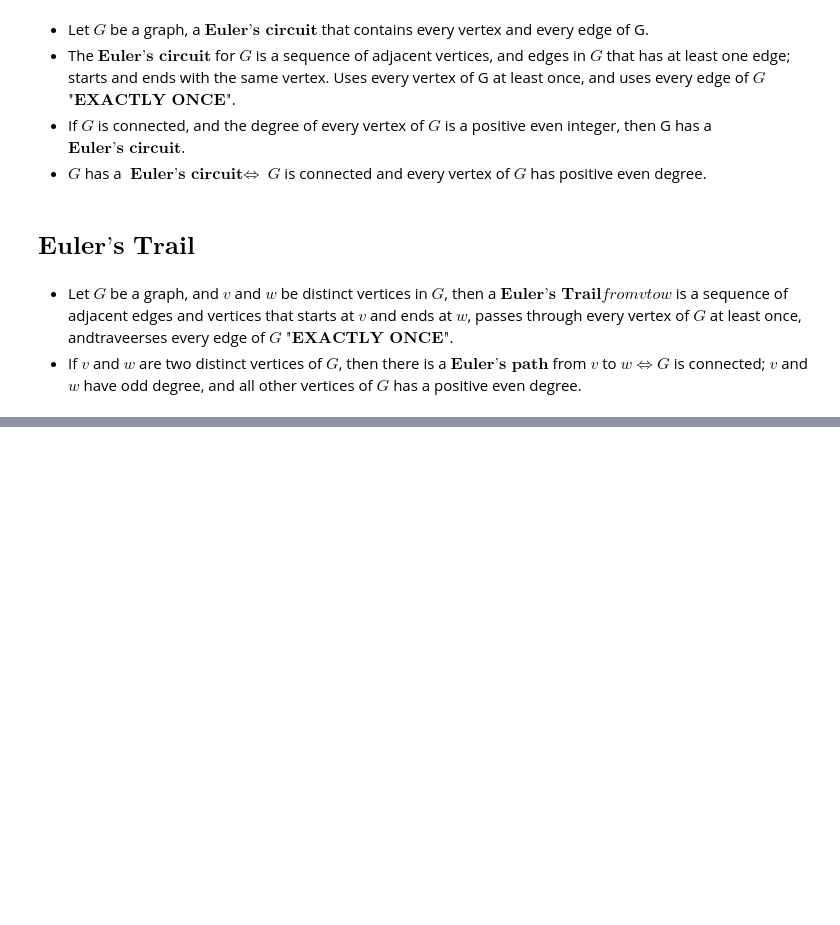
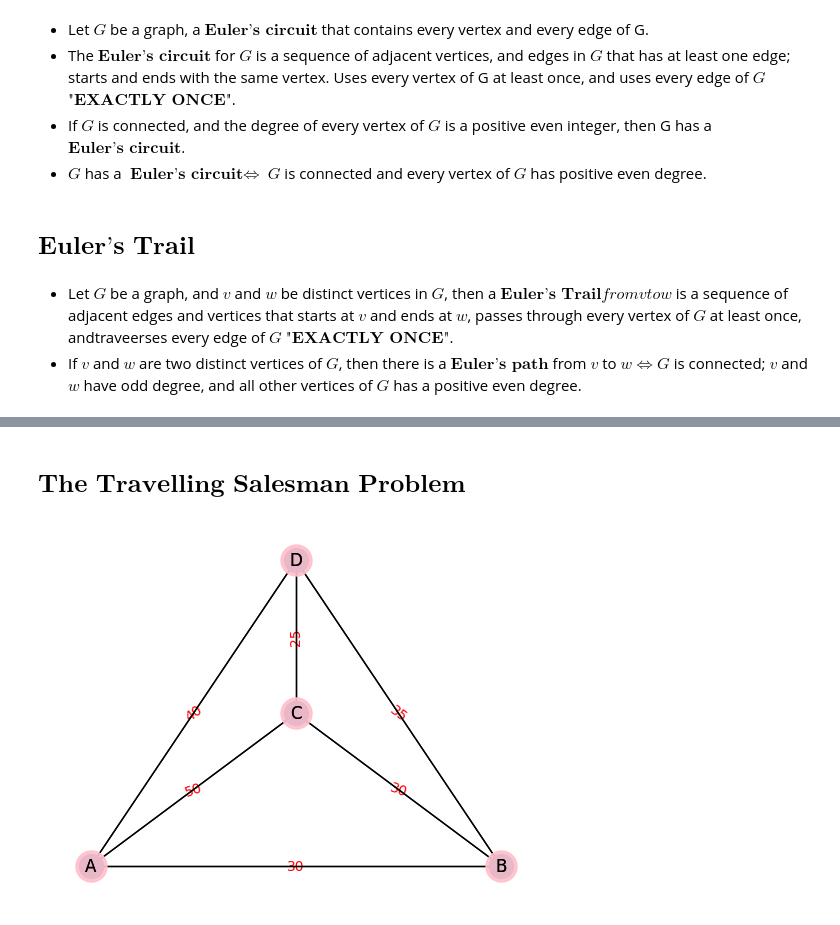
Before and after one commit to gerard-ompad/Discrete_Math_2, a Jupyter notebook: Lecture_3/GRAPH_THEORY.ipynb, the cells around one changed output, grey strips where cells are left out. Saved outputs shown, nothing was run; the diff lists cells and outputs as text; code cells hidden in the pictures; blank space fills up the shorter version.

```diff
--- a/Lecture_3/GRAPH_THEORY.ipynb
+++ b/Lecture_3/GRAPH_THEORY.ipynb
@@ -471,0 +483,35 @@ $\textbf{Euler's Trail}$
+# %% [markdown]
+$\textbf{The Travelling Salesman Problem}$
+---
+# %%
+import matplotlib.pyplot as plt
+import networkx as nx
+seed = 55
+# Use seed for reproducibility
+G = nx.Graph()
+
+# Add nodes
+G.add_nodes_from(["A","B","C","D"])
+# Add self-loops to the remaining nodes
+edgelist = [("A","B"),("A","C"),("A","D"),("B","C"),("B","D"),("C","D"),("A","C"),("B","D")]
+G.add_edges_from(edgelist)
+pos = nx.planar_layout(G)  # Seed for reproducible layout
+nx.draw_networkx_edge_labels(
+    G, pos,
+    edge_labels={('A', 'B'): '30',
+                 ('A', 'C'): '50',
+                 ('A', 'D'): '40',
+                 ('B', 'C'): '30',
+                 ('B', 'D'): '35',
+                 ('C', 'D'): '25',},
+    font_color='red'
+)
+nx.draw(G, pos=pos,with_labels=True)
+nx.draw(
+    G, pos, edge_color='black', width=1, linewidths=1,
+    node_size=500, node_color='pink', alpha=0.9,
+    with_labels=True)
+
+plt.show()
+# %% [output]
+[figure, added]
```
Also changed, not shown: parts of 6 cells of this notebook, 2 other files.
